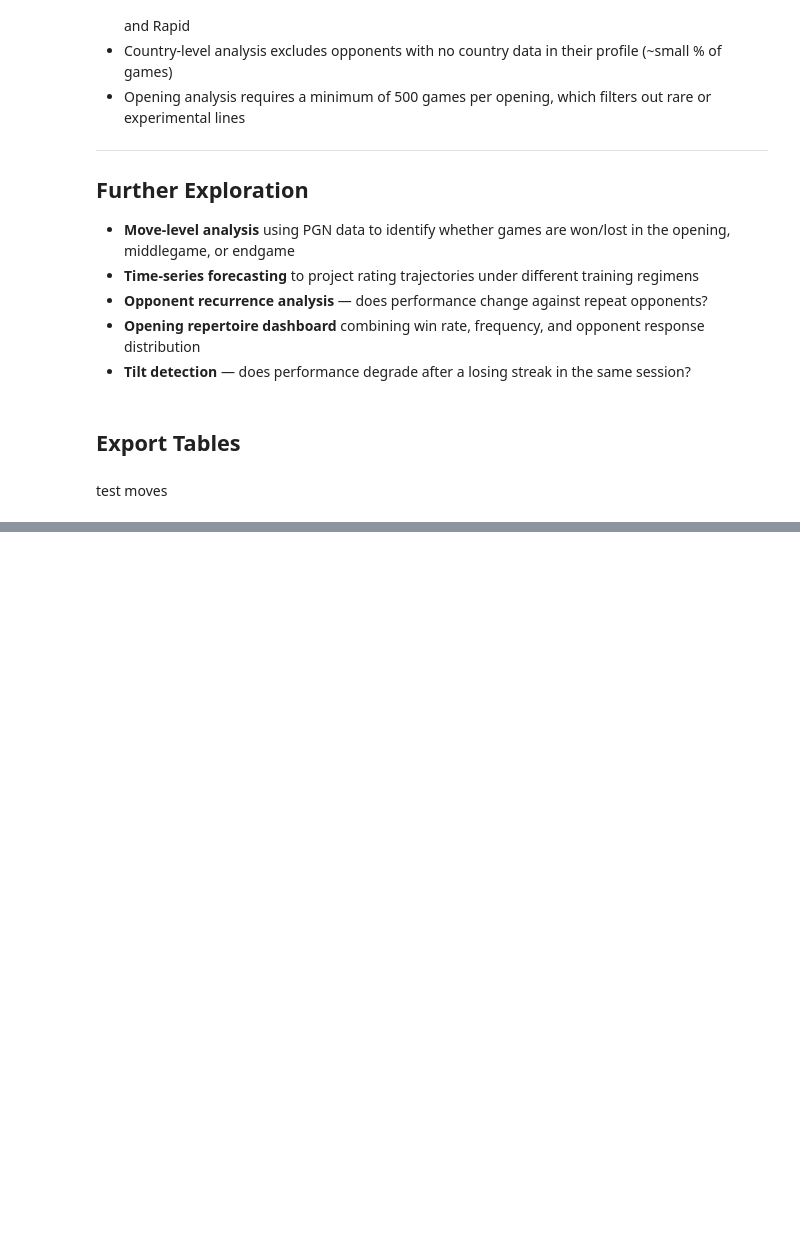
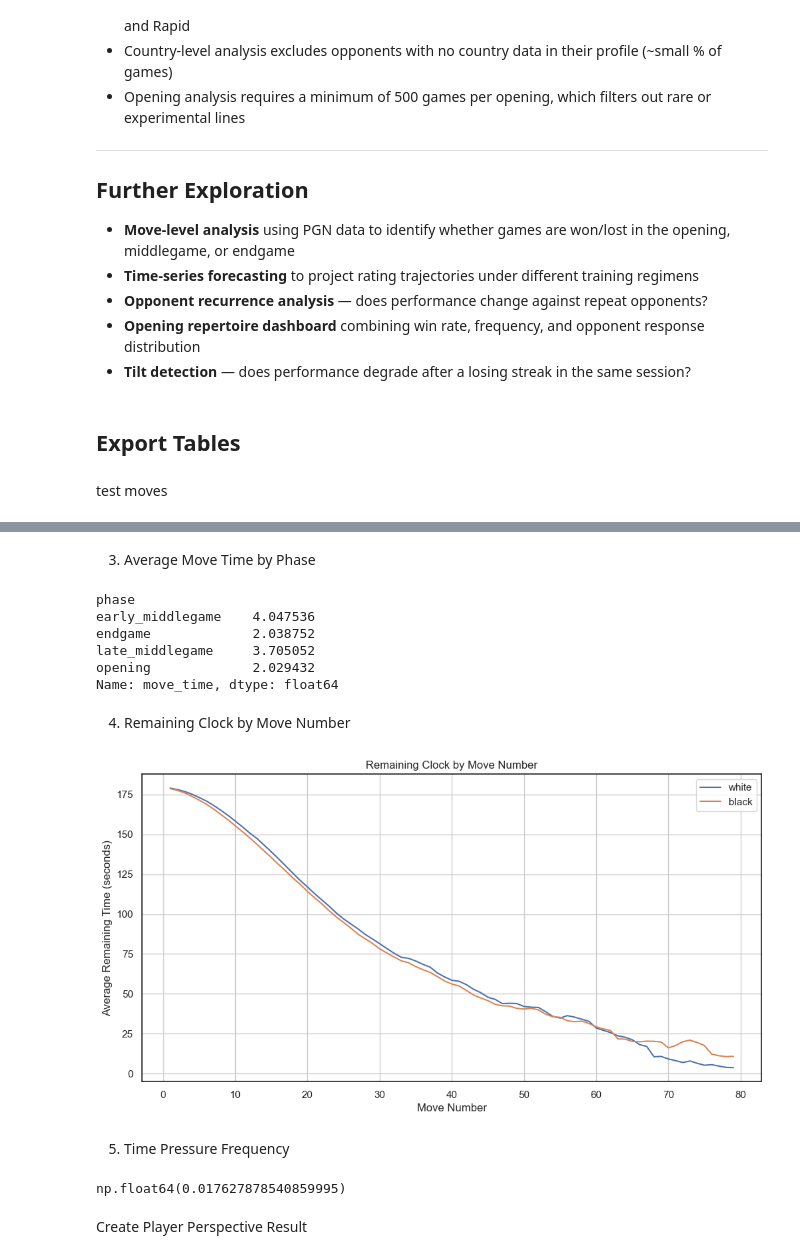
Before and after one commit to elmurie/chesscom-personal-analysis, a Jupyter notebook: notebooks/03_exploratory_analysis.ipynb, the cells around one changed output, grey strips where cells are left out. Drawn from its saved outputs; the diff is of its cells as text; code cells hidden in the pictures; blank space fills up the shorter version.

Commit message:
move time plot

```diff
--- a/notebooks/03_exploratory_analysis.ipynb
+++ b/notebooks/03_exploratory_analysis.ipynb
@@ -1075,0 +1089,2 @@ move_times_df
+# %%
+moves_df = pd.DataFrame(all_moves)
@@ -1075,0 +1145,16 @@ move_times_df
+# %%
+moves_df["under_60"] = (
+    moves_df["remaining_time"] < 60
+)
+
+moves_df["under_30"] = (
+    moves_df["remaining_time"] < 30
+)
+
+moves_df["under_10"] = (
+    moves_df["remaining_time"] < 10
+)
+
+moves_df["under_5"] = (
+    moves_df["remaining_time"] < 5
+)
@@ -1075,0 +1200,60 @@ move_times_df
+# %% [markdown]
+3. Average Move Time by Phase
+# %%
+moves_df.groupby(
+    "phase"
+)["move_time"].mean()
+# %% [output]
+phase
+early_middlegame    4.047536
+endgame             2.038752
+late_middlegame     3.705052
+opening             2.029432
+Name: move_time, dtype: float64
+# %% [markdown]
+4. Remaining Clock by Move Number
+# %%
+clock_curve_color = (
+    moves_df
+    .groupby(
+        ["move_number", "color"]
+    )
+    ["remaining_time"]
+    .mean()
+    .reset_index()
+)
+
+plt.figure(figsize=(12,6))
+
+for color in ["white", "black"]:
+
+    subset = clock_curve_color[
+        clock_curve_color["color"] == color
+    ]
+
+    plt.plot(
+        subset["move_number"],
+        subset["remaining_time"],
+        label=color
+    )
+
+plt.xlabel("Move Number")
+plt.ylabel("Average Remaining Time (seconds)")
+
+plt.title("Remaining Clock by Move Number")
+
+plt.legend()
+
+plt.grid(True)
+
+plt.show()
+# %% [output]
+[figure, added]
+# %% [markdown]
+5. Time Pressure Frequency
+# %%
+moves_df["under_10"].mean()
+# %% [output]
+np.float64(0.017627878540859995)
+# %% [markdown]
+Create Player Perspective Result
```
Also changed, not shown: parts of 25 cells of this notebook, 1 other file.
